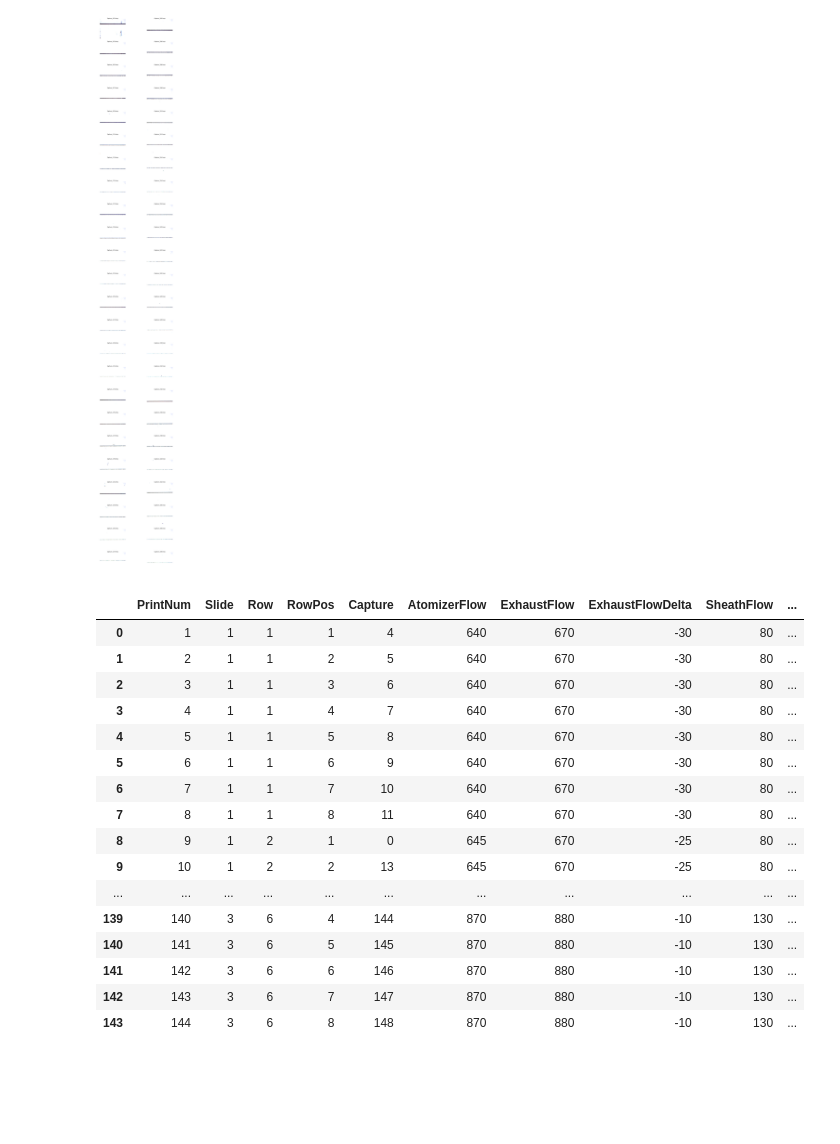
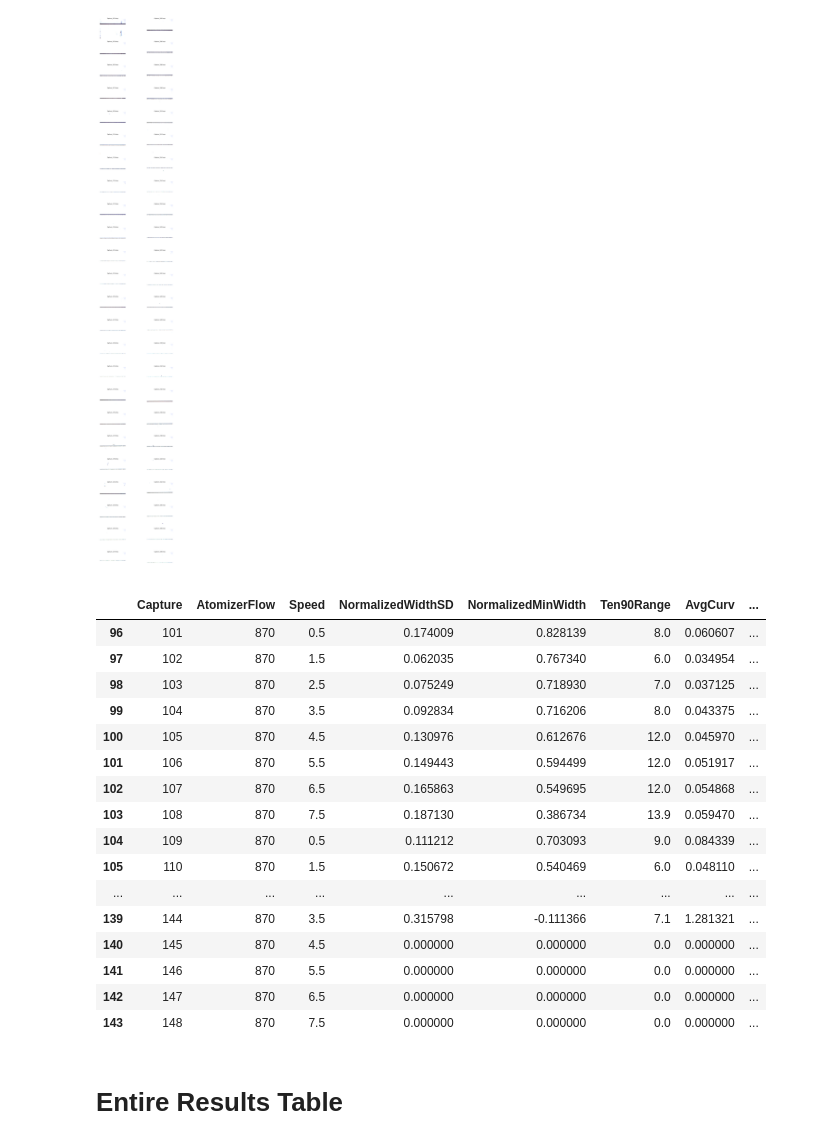
Before and after one commit to marsh1717/UpdateMaterial, a Jupyter notebook: Image Sharing Notebook.ipynb, the cells around one changed output. Drawn from its saved outputs; the diff is of its cells as text; code cells hidden in the pictures; blank space fills up the shorter version.

```diff
--- a/Image Sharing Notebook.ipynb
+++ b/Image Sharing Notebook.ipynb
@@ -106,26 +152,25 @@ for i, img in enumerate(images):
 plt.show()
 # %% [output]
 [figure]
-# %%
-#Load the dataframe that has all of the print info
-pd.options.display.max_rows = 999      #make it not show only the first & last 30 rows
-IPtable = pd.read_csv('IPresults.csv')
-IPtable
-# %% [output]
-|  | PrintNum | Slide | Row | RowPos | Capture | AtomizerFlow | ExhaustFlow | ExhaustFlowDelta | SheathFlow | ... |
-| 0 | 1 | 1 | 1 | 1 | 4 | 640 | 670 | -30 | 80 | ... |
-| 1 | 2 | 1 | 1 | 2 | 5 | 640 | 670 | -30 | 80 | ... |
-| 2 | 3 | 1 | 1 | 3 | 6 | 640 | 670 | -30 | 80 | ... |
-| 3 | 4 | 1 | 1 | 4 | 7 | 640 | 670 | -30 | 80 | ... |
-| 4 | 5 | 1 | 1 | 5 | 8 | 640 | 670 | -30 | 80 | ... |
-| 5 | 6 | 1 | 1 | 6 | 9 | 640 | 670 | -30 | 80 | ... |
-| 6 | 7 | 1 | 1 | 7 | 10 | 640 | 670 | -30 | 80 | ... |
-| 7 | 8 | 1 | 1 | 8 | 11 | 640 | 670 | -30 | 80 | ... |
-| 8 | 9 | 1 | 2 | 1 | 0 | 645 | 670 | -25 | 80 | ... |
-| 9 | 10 | 1 | 2 | 2 | 13 | 645 | 670 | -25 | 80 | ... |
-| ... | ... | ... | ... | ... | ... | ... | ... | ... | ... | ... |
-| 139 | 140 | 3 | 6 | 4 | 144 | 870 | 880 | -10 | 130 | ... |
-| 140 | 141 | 3 | 6 | 5 | 145 | 870 | 880 | -10 | 130 | ... |
-| 141 | 142 | 3 | 6 | 6 | 146 | 870 | 880 | -10 | 130 | ... |
-| 142 | 143 | 3 | 6 | 7 | 147 | 870 | 880 | -10 | 130 | ... |
-| 143 | 144 | 3 | 6 | 8 | 148 | 870 | 880 | -10 | 130 | ... |
+# %%
+IPtable[IPtable['Slide']==3][['Capture', 'AtomizerFlow', 'Speed', 'NormalizedWidthSD', 'NormalizedMinWidth', 'Ten90Range', 'AvgCurv', 'QualityScore1', 'QualityScore2', 'QualityScore3']]
+# %% [output]
+|  | Capture | AtomizerFlow | Speed | NormalizedWidthSD | NormalizedMinWidth | Ten90Range | AvgCurv | ... |
+| 96 | 101 | 870 | 0.5 | 0.174009 | 0.828139 | 8.0 | 0.060607 | ... |
+| 97 | 102 | 870 | 1.5 | 0.062035 | 0.767340 | 6.0 | 0.034954 | ... |
+| 98 | 103 | 870 | 2.5 | 0.075249 | 0.718930 | 7.0 | 0.037125 | ... |
+| 99 | 104 | 870 | 3.5 | 0.092834 | 0.716206 | 8.0 | 0.043375 | ... |
+| 100 | 105 | 870 | 4.5 | 0.130976 | 0.612676 | 12.0 | 0.045970 | ... |
+| 101 | 106 | 870 | 5.5 | 0.149443 | 0.594499 | 12.0 | 0.051917 | ... |
+| 102 | 107 | 870 | 6.5 | 0.165863 | 0.549695 | 12.0 | 0.054868 | ... |
+| 103 | 108 | 870 | 7.5 | 0.187130 | 0.386734 | 13.9 | 0.059470 | ... |
+| 104 | 109 | 870 | 0.5 | 0.111212 | 0.703093 | 9.0 | 0.084339 | ... |
+| 105 | 110 | 870 | 1.5 | 0.150672 | 0.540469 | 6.0 | 0.048110 | ... |
+| ... | ... | ... | ... | ... | ... | ... | ... | ... |
+| 139 | 144 | 870 | 3.5 | 0.315798 | -0.111366 | 7.1 | 1.281321 | ... |
+| 140 | 145 | 870 | 4.5 | 0.000000 | 0.000000 | 0.0 | 0.000000 | ... |
+| 141 | 146 | 870 | 5.5 | 0.000000 | 0.000000 | 0.0 | 0.000000 | ... |
+| 142 | 147 | 870 | 6.5 | 0.000000 | 0.000000 | 0.0 | 0.000000 | ... |
+| 143 | 148 | 870 | 7.5 | 0.000000 | 0.000000 | 0.0 | 0.000000 | ... |
+# %% [markdown]
+# Entire Results Table
```
Also changed, not shown: parts of 6 cells of this notebook, 1 other file.
